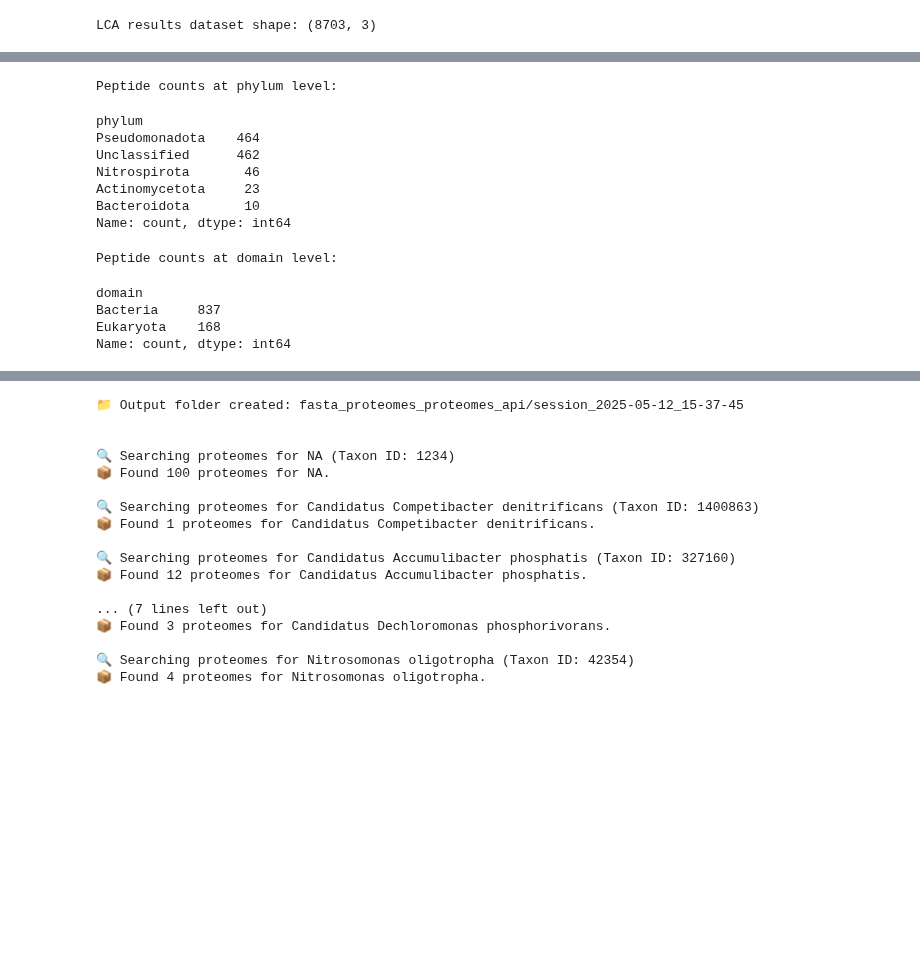
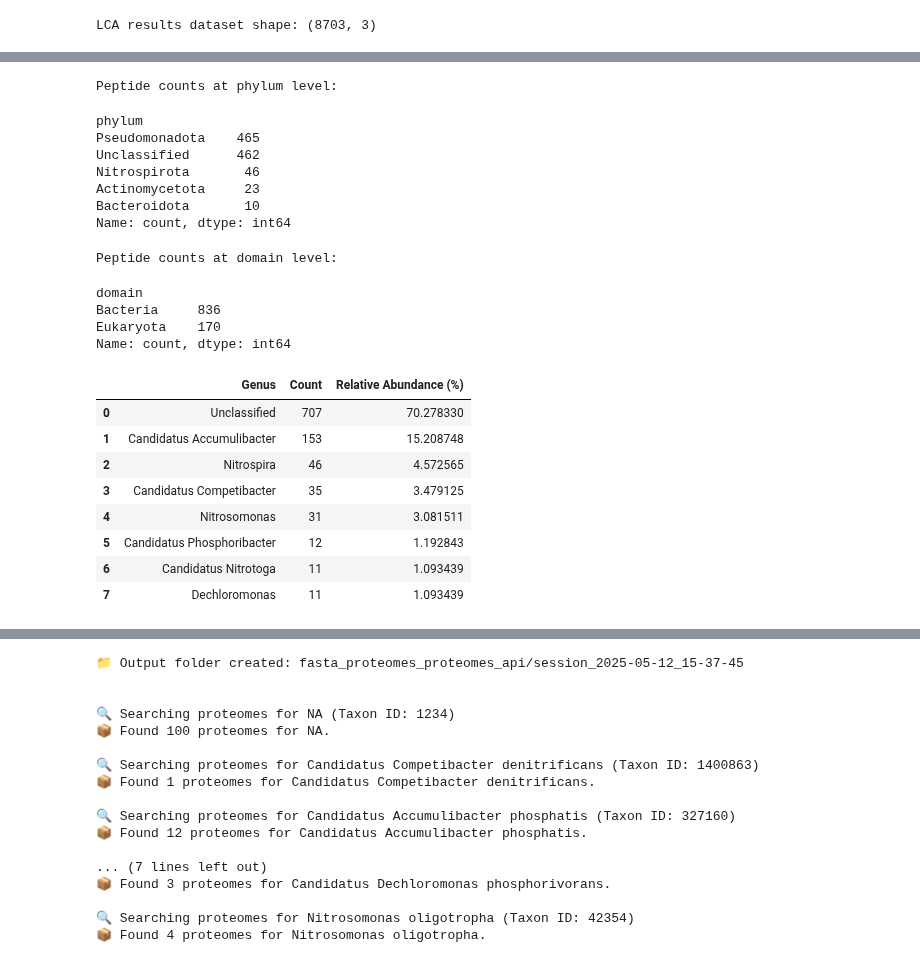
Before and after one commit to Asciilator/Peptide_identification_with_custom_database, a Jupyter notebook: pipeline_pept2lca.ipynb, the cells around one changed output, grey strips where cells are left out. Drawn from its saved outputs; the diff is of its cells as text; code cells hidden in the pictures; blank space fills up the shorter version.

```diff
--- a/pipeline_pept2lca.ipynb
+++ b/pipeline_pept2lca.ipynb
@@ -0,0 +1,6 @@
+# %%
+from pathlib import Path
+
+# Automatically get the base path of your project
+base_path = Path.cwd().parents[0]  # adjust .parents[0] if needed
+print("Base path of the project:", base_path)
@@ -3,7 +33,7 @@
 import pandas as pd
 
 # Load the de novo peptide data
-file_path = "de_novo_garmerwolde.csv"
+file_path = base_path / "de_novo_data" / "de_novo_garmerwolde.csv"
 df = pd.read_csv(file_path)
 
 # Display the dataset dimensions
@@ -536,7 +566,7 @@ display(rank_label_counts["domain"])
 # %% [output]
 Peptide counts at phylum level:
 phylum
-Pseudomonadota    464
+Pseudomonadota    465
 Unclassified      462
 Nitrospirota       46
 Actinomycetota     23
@@ -544,9 +574,41 @@ Bacteroidota       10
 Name: count, dtype: int64
 Peptide counts at domain level:
 domain
-Bacteria     837
-Eukaryota    168
+Bacteria     836
+Eukaryota    170
 Name: count, dtype: int64
+# %%
+import pandas as pd
+from pathlib import Path
+
+# === Step 1: Assign genus-level labels ===
+genus_labels = assign_taxonomic_label(merged_df, "genus")
+
+# === Step 2: Count the peptides per genus ===
+genus_counts = genus_labels.value_counts().sort_values(ascending=False)
+genus_df = genus_counts.reset_index()
+genus_df.columns = ["Genus", "Count"]
+
+# === Step 3: Calculate relative abundance ===
+genus_df["Relative Abundance (%)"] = genus_df["Count"] / genus_df["Count"].sum() * 100
+
+# === Step 4: Save DataFrame to Community_Comparisons folder ===
+output_path = Path("../Community_comparisons/genus_composition_pept2lca.csv")
+output_path.parent.mkdir(parents=True, exist_ok=True)  # Make sure directory exists
+genus_df.to_csv(output_path, index=False)
+
+# === Step 5: Display the final DataFrame ===
+display(genus_df)
+# %% [output]
+|  | Genus | Count | Relative Abundance (%) |
+| 0 | Unclassified | 707 | 70.278330 |
+| 1 | Candidatus Accumulibacter | 153 | 15.208748 |
+| 2 | Nitrospira | 46 | 4.572565 |
+| 3 | Candidatus Competibacter | 35 | 3.479125 |
+| 4 | Nitrosomonas | 31 | 3.081511 |
+| 5 | Candidatus Phosphoribacter | 12 | 1.192843 |
+| 6 | Candidatus Nitrotoga | 11 | 1.093439 |
+| 7 | Dechloromonas | 11 | 1.093439 |
 # %%
 import matplotlib.pyplot as plt
 import pandas as pd
```
Also changed, not shown: parts of 11 cells of this notebook.
